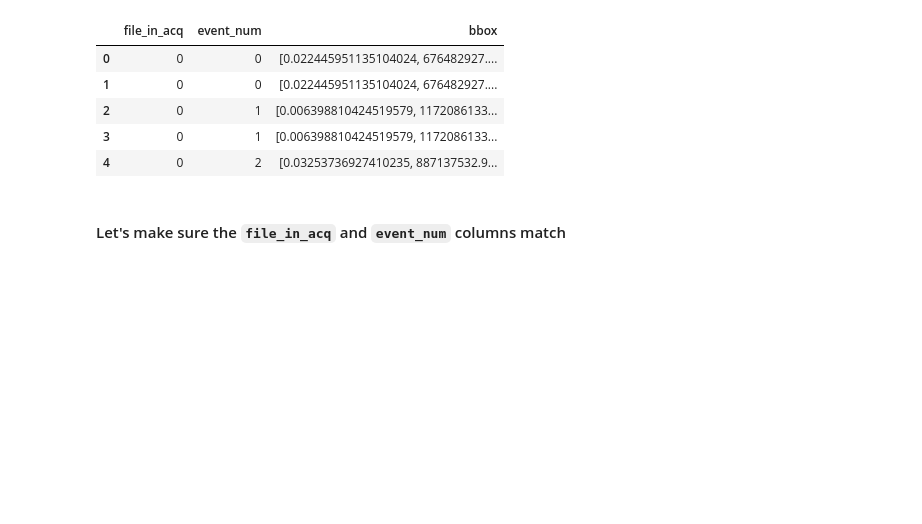
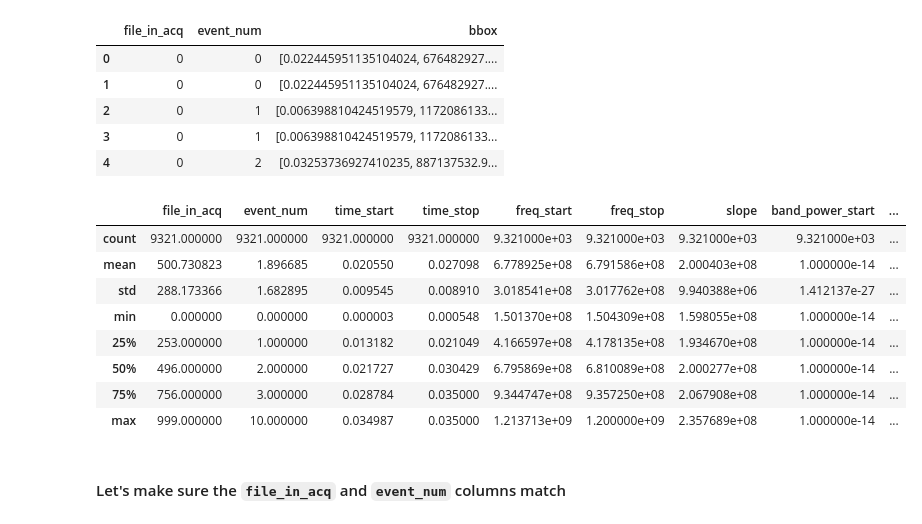
Before and after one commit to wdegraw93/he6-cres-deep-learning, a Jupyter notebook: fasterRCNN/towards_faster_rcnn.ipynb, the cells around one changed output. Saved outputs shown, nothing was run; the diff lists cells and outputs as text; code cells hidden in the pictures; blank space fills up the shorter version.

```diff
--- a/fasterRCNN/towards_faster_rcnn.ipynb
+++ b/fasterRCNN/towards_faster_rcnn.ipynb
@@ -202,6 +202,18 @@ bboxes.head(5)
 | 2 | 0 | 1 | [0.006398810424519579, 1172086133... |
 | 3 | 0 | 1 | [0.006398810424519579, 1172086133... |
 | 4 | 0 | 2 | [0.03253736927410235, 887137532.9... |
+# %%
+track_df.describe()
+# %% [output]
+|  | file_in_acq | event_num | time_start | time_stop | freq_start | freq_stop | slope | band_power_start | ... |
+| count | 9321.000000 | 9321.000000 | 9321.000000 | 9321.000000 | 9.321000e+03 | 9.321000e+03 | 9.321000e+03 | 9.321000e+03 | ... |
+| mean | 500.730823 | 1.896685 | 0.020550 | 0.027098 | 6.778925e+08 | 6.791586e+08 | 2.000403e+08 | 1.000000e-14 | ... |
+| std | 288.173366 | 1.682895 | 0.009545 | 0.008910 | 3.018541e+08 | 3.017762e+08 | 9.940388e+06 | 1.412137e-27 | ... |
+| min | 0.000000 | 0.000000 | 0.000003 | 0.000548 | 1.501370e+08 | 1.504309e+08 | 1.598055e+08 | 1.000000e-14 | ... |
+| 25% | 253.000000 | 1.000000 | 0.013182 | 0.021049 | 4.166597e+08 | 4.178135e+08 | 1.934670e+08 | 1.000000e-14 | ... |
+| 50% | 496.000000 | 2.000000 | 0.021727 | 0.030429 | 6.795869e+08 | 6.810089e+08 | 2.000277e+08 | 1.000000e-14 | ... |
+| 75% | 756.000000 | 3.000000 | 0.028784 | 0.035000 | 9.344747e+08 | 9.357250e+08 | 2.067908e+08 | 1.000000e-14 | ... |
+| max | 999.000000 | 10.000000 | 0.034987 | 0.035000 | 1.213713e+09 | 1.200000e+09 | 2.357689e+08 | 1.000000e-14 | ... |
 # %% [markdown]
 #### Let's make sure the `file_in_acq` and `event_num` columns match
 # %%
```
Also changed, not shown: 2 other files.
